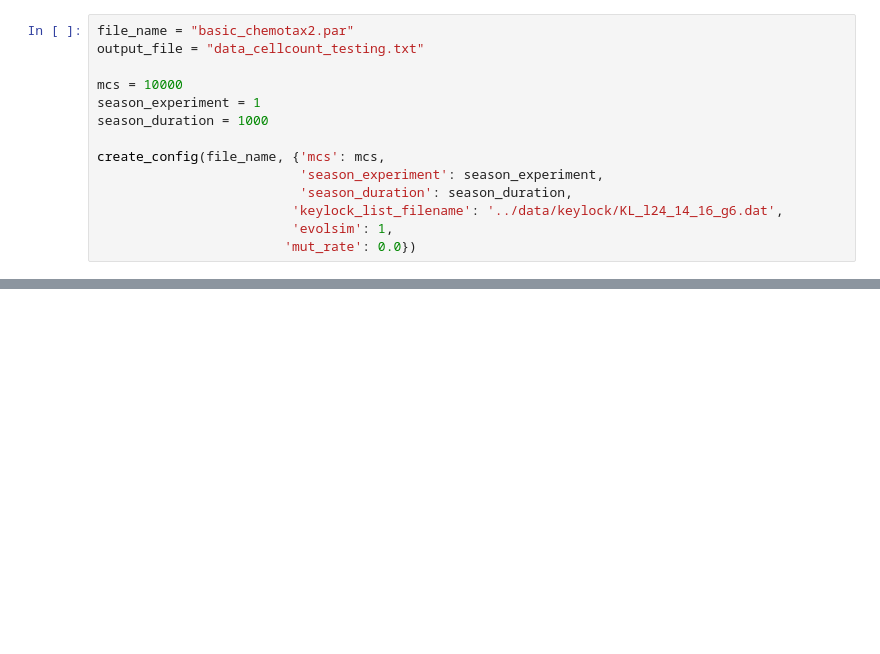
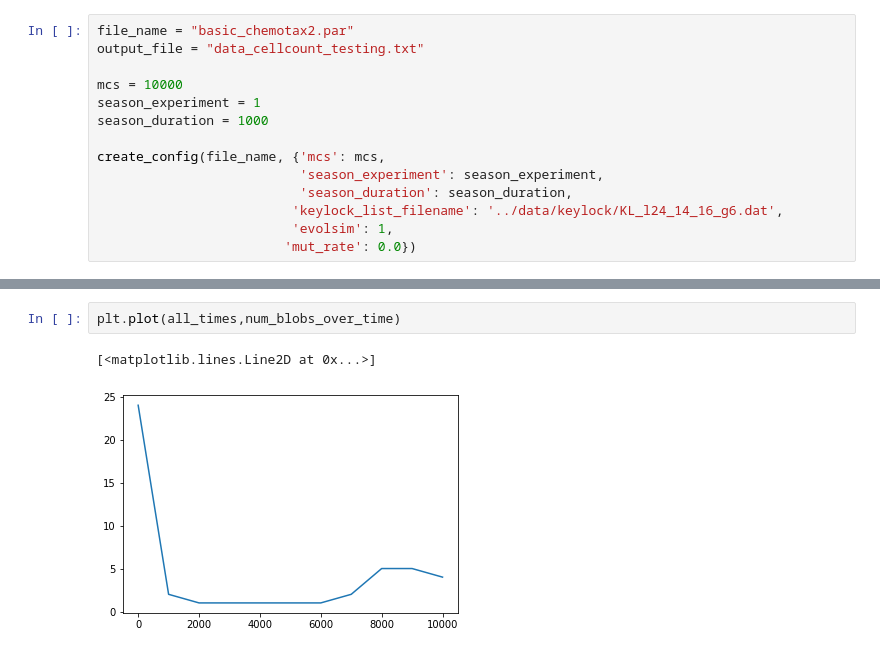
Before and after one commit to naveenr414/cell-simulation, a Jupyter notebook: scripts/notebooks/Important Features Experiment.ipynb, the cells around one changed output, grey strips where cells are left out. Drawn from its saved outputs; the diff is of its cells as text; blank space fills up the shorter version.

```diff
--- a/scripts/notebooks/Important Features Experiment.ipynb
+++ b/scripts/notebooks/Important Features Experiment.ipynb
@@ -55,0 +95,5 @@ for num_same in range(25):
+# %%
+plt.plot(all_times,num_blobs_over_time)
+# %% [output]
+[<matplotlib.lines.Line2D at 0x...>]
+[figure, added]
```
Also changed, not shown: parts of 12 cells of this notebook, 3 other files.
